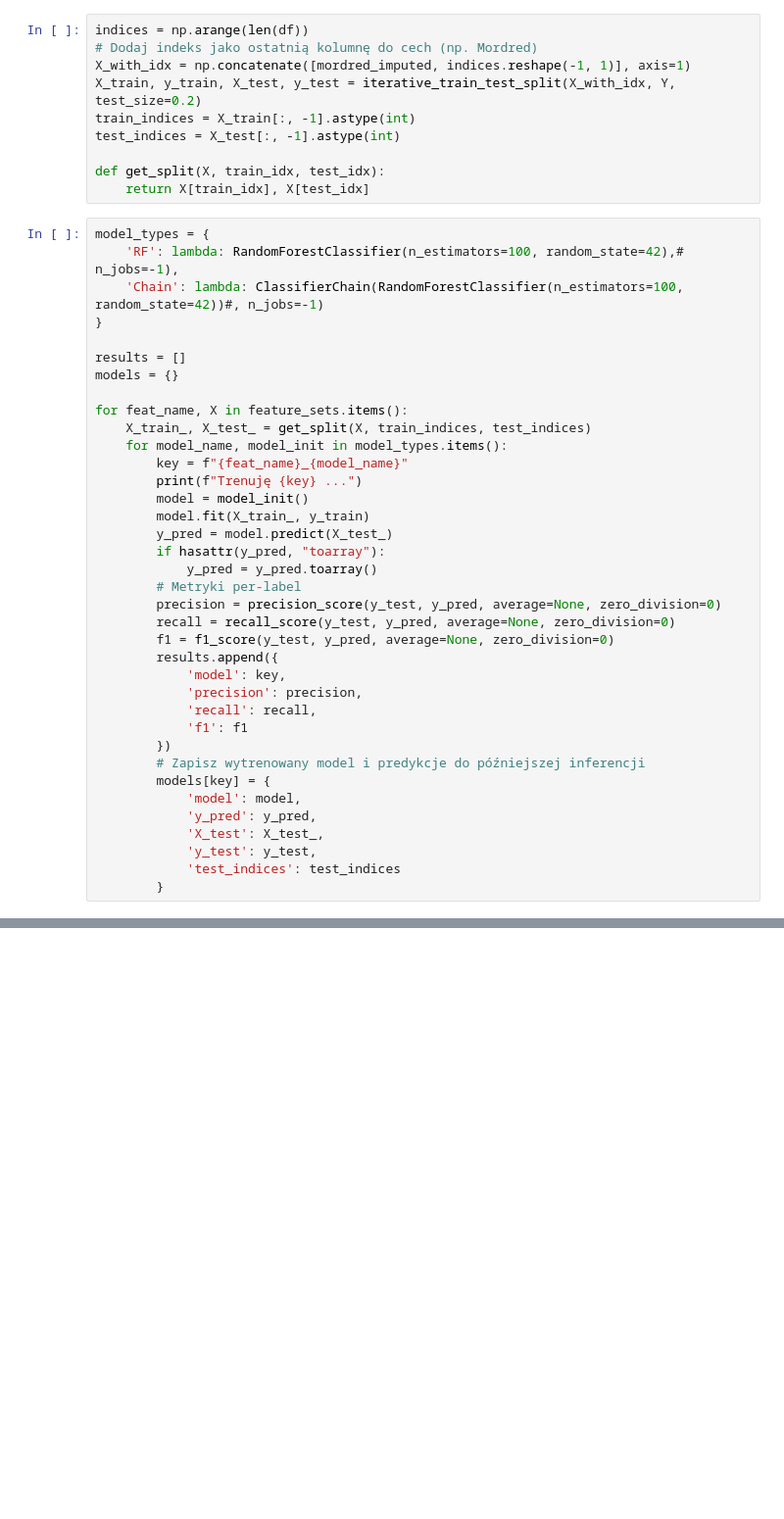
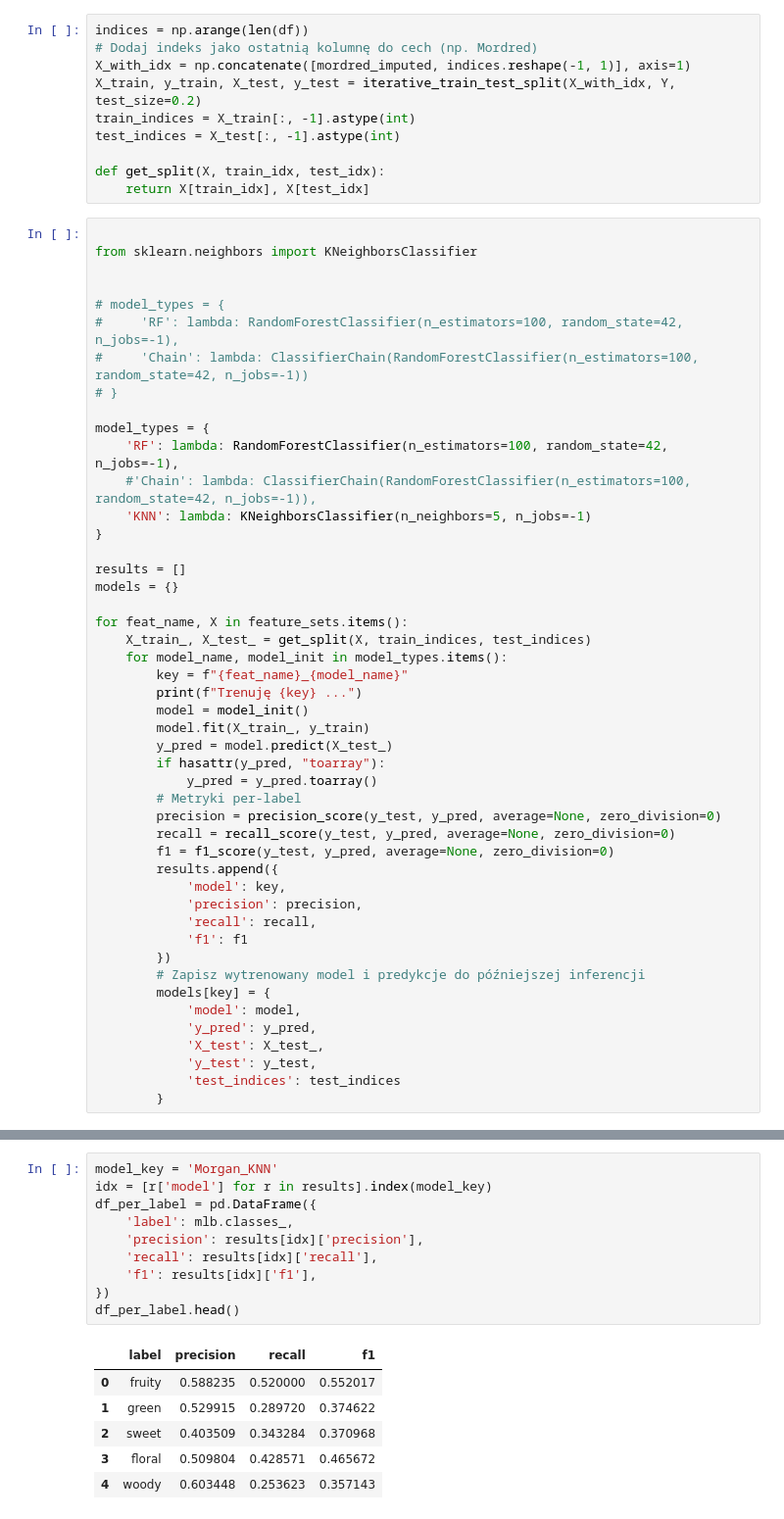
Before and after one commit to cluiverto/osmo, a Jupyter notebook: notebooks/morgan_mordred_daylight.ipynb, the cells around one changed output, grey strips where cells are left out. Shown at 98% size. Cells and saved outputs as stored; diff of their text form; blank space fills up the shorter version.

```diff
--- a/notebooks/morgan_mordred_daylight.ipynb
+++ b/notebooks/morgan_mordred_daylight.ipynb
@@ -158,9 +162,19 @@ test_indices = X_test[:, -1].astype(int)
 def get_split(X, train_idx, test_idx):
     return X[train_idx], X[test_idx]
 # %%
+
+from sklearn.neighbors import KNeighborsClassifier
+
+
+# model_types = {
+#     'RF': lambda: RandomForestClassifier(n_estimators=100, random_state=42, n_jobs=-1),
+#     'Chain': lambda: ClassifierChain(RandomForestClassifier(n_estimators=100, random_state=42, n_jobs=-1))
+# }
+
 model_types = {
-    'RF': lambda: RandomForestClassifier(n_estimators=100, random_state=42),# n_jobs=-1),
-    'Chain': lambda: ClassifierChain(RandomForestClassifier(n_estimators=100, random_state=42))#, n_jobs=-1)
+    'RF': lambda: RandomForestClassifier(n_estimators=100, random_state=42, n_jobs=-1),
+    #'Chain': lambda: ClassifierChain(RandomForestClassifier(n_estimators=100, random_state=42, n_jobs=-1)),
+    'KNN': lambda: KNeighborsClassifier(n_neighbors=5, n_jobs=-1)
 }
 
 results = []
@@ -293,0 +314,17 @@ summary_df
+# %%
+model_key = 'Morgan_KNN'
+idx = [r['model'] for r in results].index(model_key)
+df_per_label = pd.DataFrame({
+    'label': mlb.classes_,
+    'precision': results[idx]['precision'],
+    'recall': results[idx]['recall'],
+    'f1': results[idx]['f1'],
+})
+df_per_label.head()
+# %% [output]
+|  | label | precision | recall | f1 |
+| 0 | fruity | 0.588235 | 0.520000 | 0.552017 |
+| 1 | green | 0.529915 | 0.289720 | 0.374622 |
+| 2 | sweet | 0.403509 | 0.343284 | 0.370968 |
+| 3 | floral | 0.509804 | 0.428571 | 0.465672 |
+| 4 | woody | 0.603448 | 0.253623 | 0.357143 |
```
Also changed, not shown: parts of 19 cells of this notebook.
